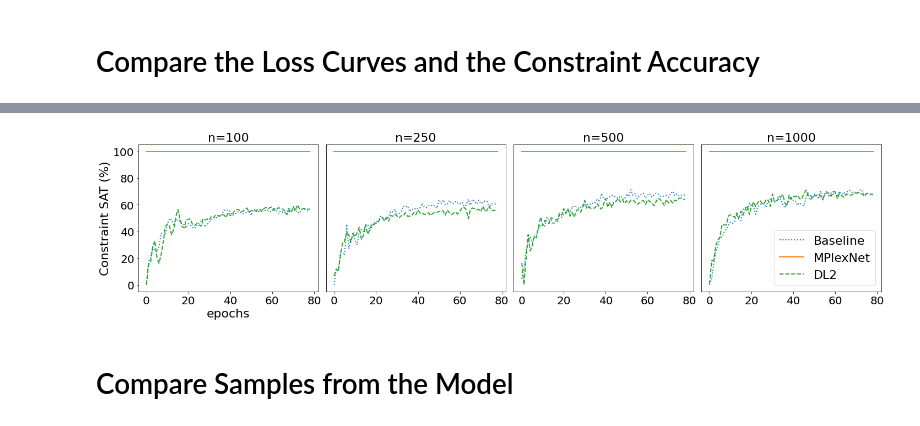
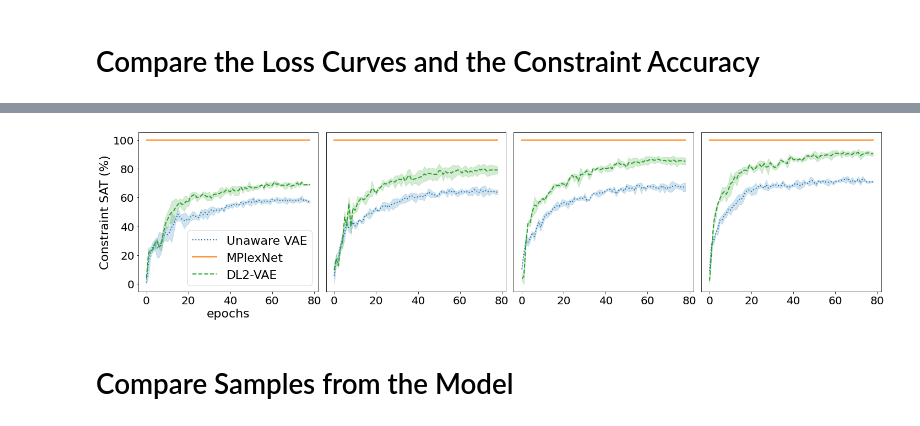
Before and after one commit to NickHoernle/semantic_loss, a Jupyter notebook: notebooks/synthetic_experiment.ipynb, the cells around one changed output, grey strips where cells are left out. Drawn from its saved outputs; the diff is of its cells as text; code cells hidden in the pictures.

Commit message:
sync updates to the synthetic experiment

```diff
--- a/notebooks/synthetic_experiment.ipynb
+++ b/notebooks/synthetic_experiment.ipynb
@@ -72,27 +72,46 @@ def parse_log_to_constraint_and_loss(infile):
             test_constraint.append(float(constraint))
     return test_loss, test_constraint
 
-loss_baseline, loss_sloss, loss_dl2 = [], [], []
-constraint_baseline, constraint_sloss, constraint_dl2 = [], [], []
+loss_baseline_all, loss_sloss_all, loss_dl2_50_all = [], [], []
+constraint_baseline_all, constraint_sloss_all, constraint_dl2_50_all = [], [], []
 
 train_sizes = [100, 250, 500, 1000]
-seeds = [2, 2, 2, 2]
+seeds = [2, 3, 4]
 
-for seed, dset_size in zip(seeds, train_sizes):
-    with open(f"../runs/SyntheticPartial-0.01_{seed}_True_{dset_size}/logs/logs.txt", "r") as f:
-        lb_, cb_ = parse_log_to_constraint_and_loss(f)
-        loss_baseline.append(lb_)
-        constraint_baseline.append(cb_)
+for seed in seeds:
+    loss_baseline, loss_sloss, loss_dl2_50 = [], [], []
+    constraint_baseline, constraint_sloss, constraint_dl2_50 = [], [], []
+    for dset_size in train_sizes:
+        with open(f"../runs/SyntheticPartial-0.01_{seed}_True_{dset_size}/logs/logs.txt", "r") as f:
+            lb_, cb_ = parse_log_to_constraint_and_loss(f)
+            loss_baseline.append(lb_)
+            constraint_baseline.append(cb_)
 
-    with open(f"../runs/SyntheticPartial-0.01_{seed}_False_{dset_size}/logs/logs.txt", "r") as f:
-        ls_, cs_ = parse_log_to_constraint_and_loss(f)
-        loss_sloss.append(ls_)
-        constraint_sloss.append(cs_)
+        with open(f"../runs/SyntheticPartial-0.01_{seed}_False_{dset_size}/logs/logs.txt", "r") as f:
+            ls_, cs_ = parse_log_to_constraint_and_loss(f)
+            loss_sloss.append(ls_)
+            constraint_sloss.append(cs_)
 
-    with open(f"../runs/SyntheticDL2-0.01_{seed}_True_{dset_size}/logs/logs.txt", "r") as f:
-        ls_, cs_ = parse_log_to_constraint_and_loss(f)
-        loss_dl2.append(ls_)
-        constraint_dl2.append(cs_)
+        with open(f"../runs/SyntheticDL2-0.01_{seed}_True_{dset_size}_50/logs/logs.txt", "r") as f:
+            ls_, cs_ = parse_log_to_constraint_and_loss(f)
+            loss_dl2_50.append(ls_)
+            constraint_dl2_50.append(cs_)
+
+    loss_baseline_all.append(loss_baseline)
+    loss_sloss_all.append(loss_sloss)
+    loss_dl2_50_all.append(loss_dl2_50)
+    constraint_baseline_all.append(constraint_baseline)
+    constraint_sloss_all.append(constraint_sloss)
+    constraint_dl2_50_all.append(constraint_dl2_50)
+
+
+loss_baseline_all = np.array(loss_baseline_all)
+loss_sloss_all = np.array(loss_sloss_all)
+loss_dl2_50_all = np.array(loss_dl2_50_all)
+constraint_baseline_all = np.array(constraint_baseline_all)
+constraint_sloss_all = np.array(constraint_sloss_all)
+constraint_dl2_50_all = np.array(constraint_dl2_50_all)
+
 
 fig, axes = plt.subplots(1, 4, figsize=(20,5))
 
@@ -101,14 +120,27 @@ fig, axes = plt.subplots(1, 4, figsize=(20,5))
 c = ["C0", "C1", "C2", "C3"]
 
 for i, v in enumerate(train_sizes):
+
     ax = axes[i]
-    ax.plot(loss_baseline[i], label=f"Baseline", c=f"C0", ls=":", lw=2)
-    ax.plot(loss_sloss[i], label=f"MPlexNet", c=f"C1", ls="-", lw=2)
-    ax.plot(loss_dl2[i], label=f"DL2", c=f"C2", ls="--", lw=2)
+    m = np.mean(loss_baseline_all[:, i], axis=0)
+    sd = np.std(loss_baseline_all[:, i], axis=0)
+    ax.plot(m, label=f"Unaware VAE", c=f"C0", ls=":", lw=2)
+    ax.fill_between(np.arange(len(m)), m - sd, m + sd, color='C0', alpha=0.2)
+
+    m = np.mean(loss_sloss_all[:, i], axis=0)
+    sd = np.std(loss_sloss_all[:, i], axis=0)
+    ax.plot(m, label=f"MPlexNet", c=f"C1", ls="-", lw=2)
+    ax.fill_between(np.arange(len(m)), m - sd, m + sd, color='C1', alpha=0.2)
+
+    m = np.mean(loss_dl2_50_all[:, i], axis=0)
+    sd = np.std(loss_dl2_50_all[:, i], axis=0)
+    ax.plot(m, label=f"DL2-VAE", c=f"C2", ls="--", lw=2)
+    ax.fill_between(np.arange(len(m)), m - sd, m + sd, color='C2', alpha=0.2)
+
     ax.tick_params(axis='both', which='major', labelsize=20)
 
     ax.set_ylim([0, 40])
-    ax.set_title(f"n={v}", fontsize=22)
+    ax.set_title(f"n={v}", fontsize=30)
 
     if i == 0:
         ax.set_ylabel("ELBO", fontsize=22)
@@ -116,7 +148,7 @@ for i, v in enumerate(train_sizes):
     else:
         ax.get_yaxis().set_ticks([])
 
-ax.legend(loc="best", fontsize=22)
+axes[0].legend(loc="best", fontsize=22)
 
 plt.tight_layout()
 plt.savefig("images/synthetic_experiment_elbo.png", format='png')#, dpi=1200)
@@ -127,10 +159,23 @@ fig, axes = plt.subplots(1, 4, figsize=(20,5))
 
 for i, v in enumerate(train_sizes):
     ax = axes[i]
-    ax.plot(constraint_baseline[i], label=f"Unaware VAE", c=f"C0", ls=":", lw=2)
-    ax.plot(constraint_sloss[i], label=f"MPlexNet", c=f"C1", ls="-", lw=2)
-    ax.plot(constraint_dl2[i], label=f"DL2-VAE", c=f"C2", ls="--", lw=2)
-    ax.set_title(f"n={v}", fontsize=22)
+
+    m = np.mean(constraint_baseline_all[:, i], axis=0)
+    sd = np.std(constraint_baseline_all[:, i], axis=0)
+    ax.plot(m, label=f"Unaware VAE", c=f"C0", ls=":", lw=2)
+    ax.fill_between(np.arange(len(m)), m - sd, m + sd, color='C0', alpha=0.2)
+
+    m = np.mean(constraint_sloss_all[:, i], axis=0)
+    sd = np.std(constraint_sloss_all[:, i], axis=0)
+    ax.plot(m, label=f"MPlexNet", c=f"C1", ls="-", lw=2)
+    ax.fill_between(np.arange(len(m)), m - sd, m + sd, color='C1', alpha=0.2)
+
+    m = np.mean(constraint_dl2_50_all[:, i], axis=0)
+    sd = np.std(constraint_dl2_50_all[:, i], axis=0)
+    ax.plot(m, label=f"DL2-VAE", c=f"C2", ls="--", lw=2)
+    ax.fill_between(np.arange(len(m)), m - sd, m + sd, color='C2', alpha=0.2)
+
+#     ax.set_title(f"n={v}", fontsize=30)
     ax.tick_params(axis='both', which='major', labelsize=20)
 
     if i == 0:
@@ -139,7 +184,7 @@ for i, v in enumerate(train_sizes):
     else:
         ax.get_yaxis().set_ticks([])
 
-ax.legend(loc="best", fontsize=22)
+axes[0].legend(loc="best", fontsize=22)
 
 plt.tight_layout()
 plt.savefig("images/synthetic_experiment_constraint_satisfaction.png", format='png')#, dpi=1200)
@@ -149,4 +194,4 @@ plt.show()
-[figure, old version]
+[figure, new version]
 # %% [markdown]
 # Compare Samples from the Model
 # %%
```
Also changed, not shown: parts of 11 cells of this notebook, 6 other files.
